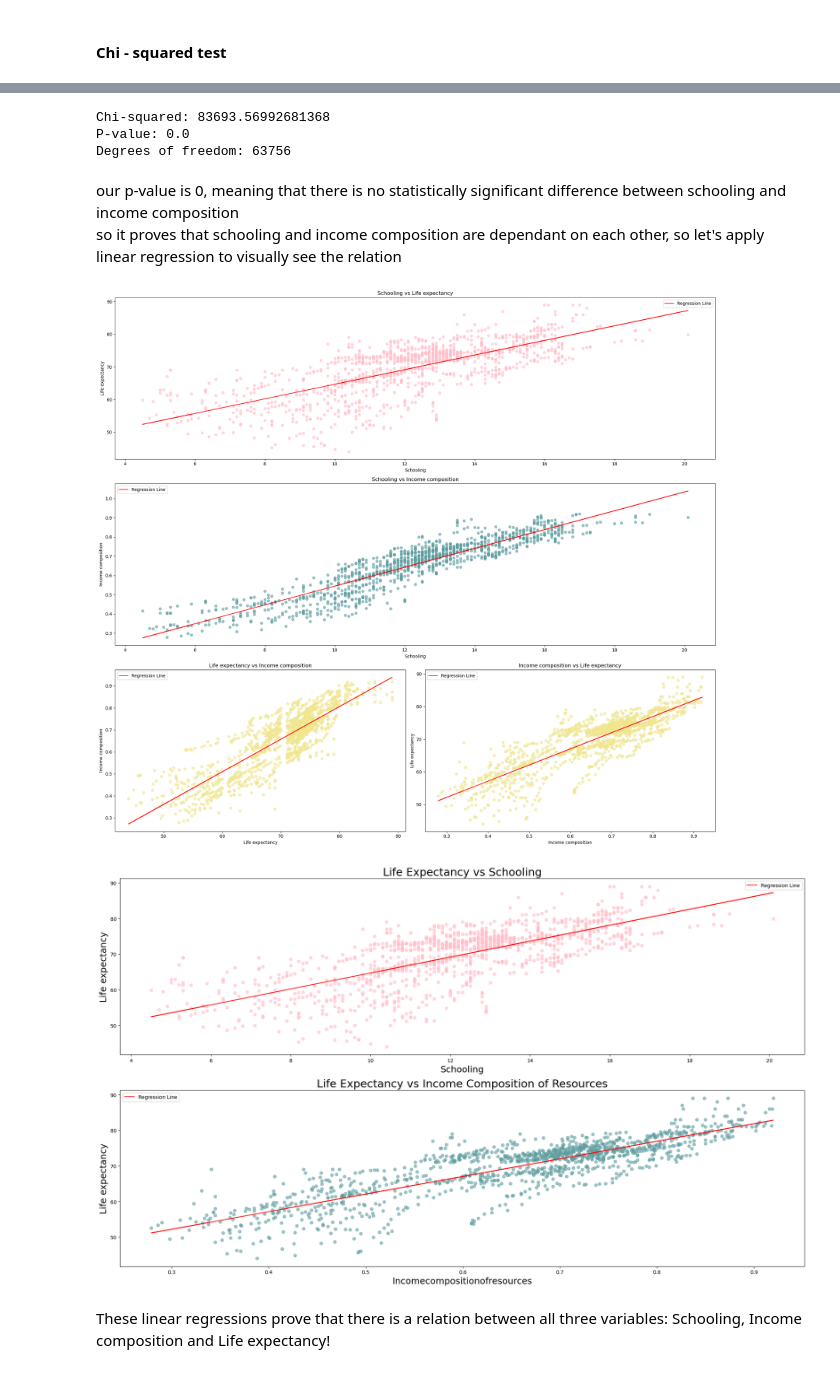
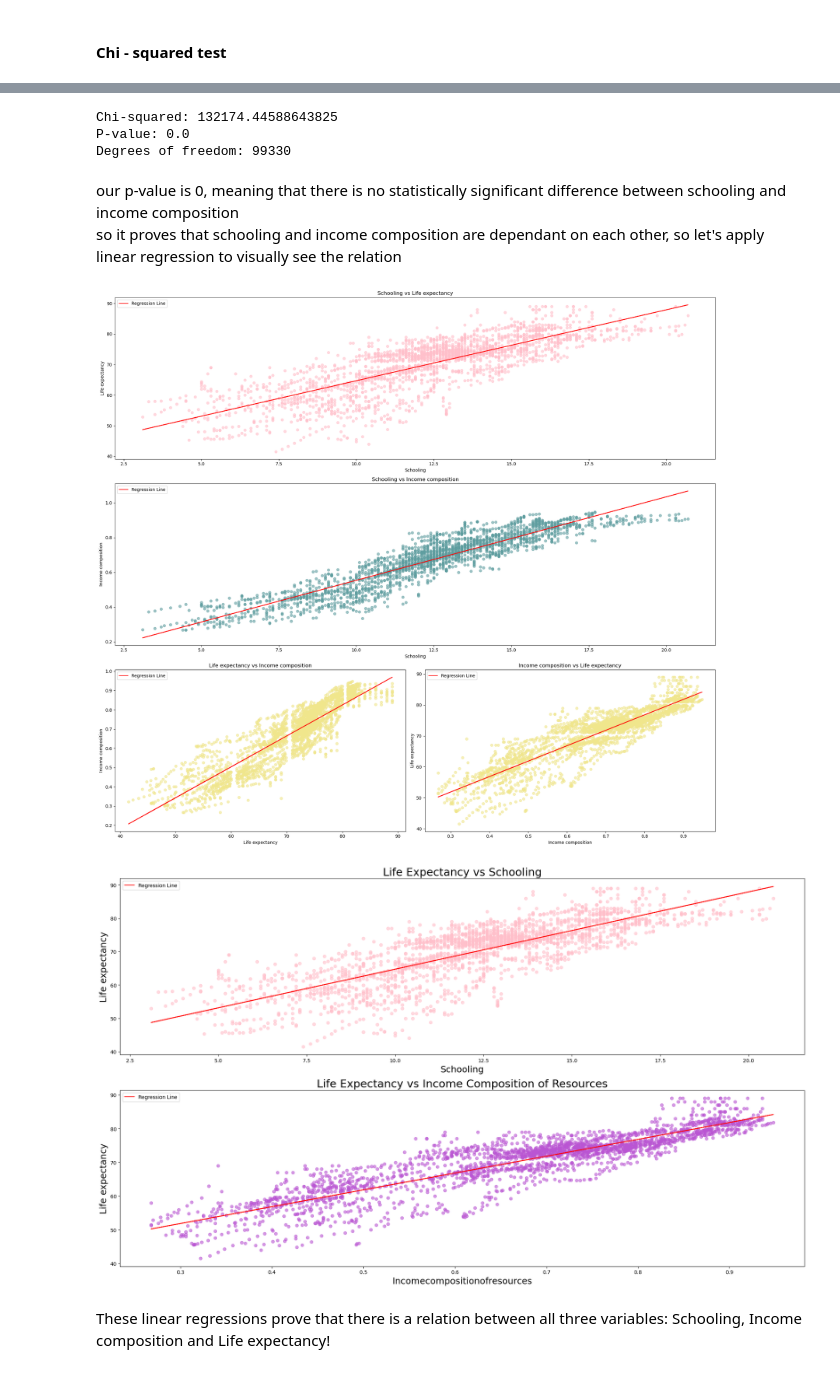
Before and after one commit to amitedenzon/life-expectancy, a Jupyter notebook: research.ipynb, the cells around one changed output, grey strips where cells are left out. Drawn from its saved outputs; the diff is of its cells as text; code cells hidden in the pictures.

Commit message:
FIX: outlier error

```diff
--- a/research.ipynb
+++ b/research.ipynb
@@ -91,2 +85,11 @@ which is less then 5%, so __there is no need for imputation__, this percent won'
-# %%
-df.dropna(inplace=True)
+# %%
+df_no_nulls = df.dropna(subset=['Incomecompositionofresources', 'Schooling', 'Lifeexpectancy'])
+
+original_rows = len(df)
+cleaned_rows = len(df_no_nulls)
+
+print('Original number of rows: ', original_rows)
+print('Number of rows after cleaning: ', cleaned_rows)
+print('Number of rows removed: ', original_rows - cleaned_rows)
+
+df = df_no_nulls
@@ -178,10 +185,10 @@ plot_outliers(df)
 # %%
-def remove_outliers(df, blacklist):
+def remove_outliers(df, whitelist):
     numeric_df_columns = df.select_dtypes(include=['number']).columns
     outliers_counts = {}
 
     for col in numeric_df_columns:
-        if col not in blacklist:
+        if col in whitelist:
             outliers = find_outliers(df, col)
             outliers_counts[col] = len(outliers)
 
@@ -192,7 +199,7 @@ def remove_outliers(df, blacklist):
 
     return df, outliers_counts
 
-df_cleaned, outliers_counts = remove_outliers(df, ['Polio', 'Diptheria', 'HIV/AIDS']) # Columns of uninterest
+df_cleaned, outliers_counts = remove_outliers(df, ['Alcohol', 'Schooling', 'Lifeexpectancy', 'under-fivedeaths', 'AdultMortality', 'infantdeaths', 'Incomecompositionofresources'])
 
 print(f'Rows before removing outliers: {df.shape[0]}')
 print(f'Rows after removing outliers: {df_cleaned.shape[0]}')
@@ -628,9 +635,9 @@ print(f"Chi-squared: {chi2}")
 print(f"P-value: {p}")
 print(f"Degrees of freedom: {dof}")
 # %% [output]
-Chi-squared: 83693.56992681368
+Chi-squared: 132174.44588643825
 P-value: 0.0
-Degrees of freedom: 63756
+Degrees of freedom: 99330
 # %% [markdown]
 our p-value is 0, meaning that there is no statistically significant difference between schooling and income composition
 <br/>
@@ -686,37 +693,37 @@ ax4.legend()
 plt.tight_layout()
 plt.show()
 # %% [output]
-[figure, old version]
+[figure, new version]
 # %%
 fig = plt.figure(figsize=(20, 12))
 gs = fig.add_gridspec(2, 1, height_ratios=[1, 1])
 
 ax1 = fig.add_subplot(gs[0, :])
 ax1.tick_params(colors='black', which='both')
 
 slope, intercept = np.polyfit(df_cleaned['Schooling'], df_cleaned['Lifeexpectancy'], 1)
 ax1.scatter(df_cleaned['Schooling'], df_cleaned['Lifeexpectancy'], alpha=0.6, color='pink')
 ax1.plot(df_cleaned['Schooling'], slope * df_cleaned['Schooling'] + intercept, color='r', label='Regression Line')
 ax1.set_xlabel('Schooling', color='black', fontsize= 18)
 ax1.set_ylabel('Life expectancy', color='black', fontsize= 18)
 ax1.set_title('Life Expectancy vs Schooling', color='black', fontsize= 22)
 ax1.legend()
 
 ax2 = fig.add_subplot(gs[1, :])
 ax2.tick_params(colors='black', which='both')
 
 slope, intercept = np.polyfit(df_cleaned['Incomecompositionofresources'], df_cleaned['Lifeexpectancy'], 1)
-ax2.scatter(df_cleaned['Incomecompositionofresources'], df_cleaned['Lifeexpectancy'], alpha=0.6, color='cadetblue')
+ax2.scatter(df_cleaned['Incomecompositionofresources'], df_cleaned['Lifeexpectancy'], alpha=0.6, color='mediumorchid')
 ax2.plot(df_cleaned['Incomecompositionofresources'], slope * df_cleaned['Incomecompositionofresources'] + intercept, color='r', label='Regression Line')
 ax2.set_xlabel('Incomecompositionofresources', color='black', fontsize= 18)
 ax2.set_ylabel('Life expectancy', color='black', fontsize= 18)
 ax2.set_title('Life Expectancy vs Income Composition of Resources', color='black', fontsize= 22)
 ax2.legend()
 
 plt.tight_layout()
 plt.show()
 # %% [output]
-[figure, old version]
+[figure, new version]
 # %% [markdown]
 These linear regressions prove that there is a relation between all three variables: Schooling, Income composition and Life expectancy!
 # %%
```
Also changed, not shown: parts of 26 cells of this notebook, 3 other files.
